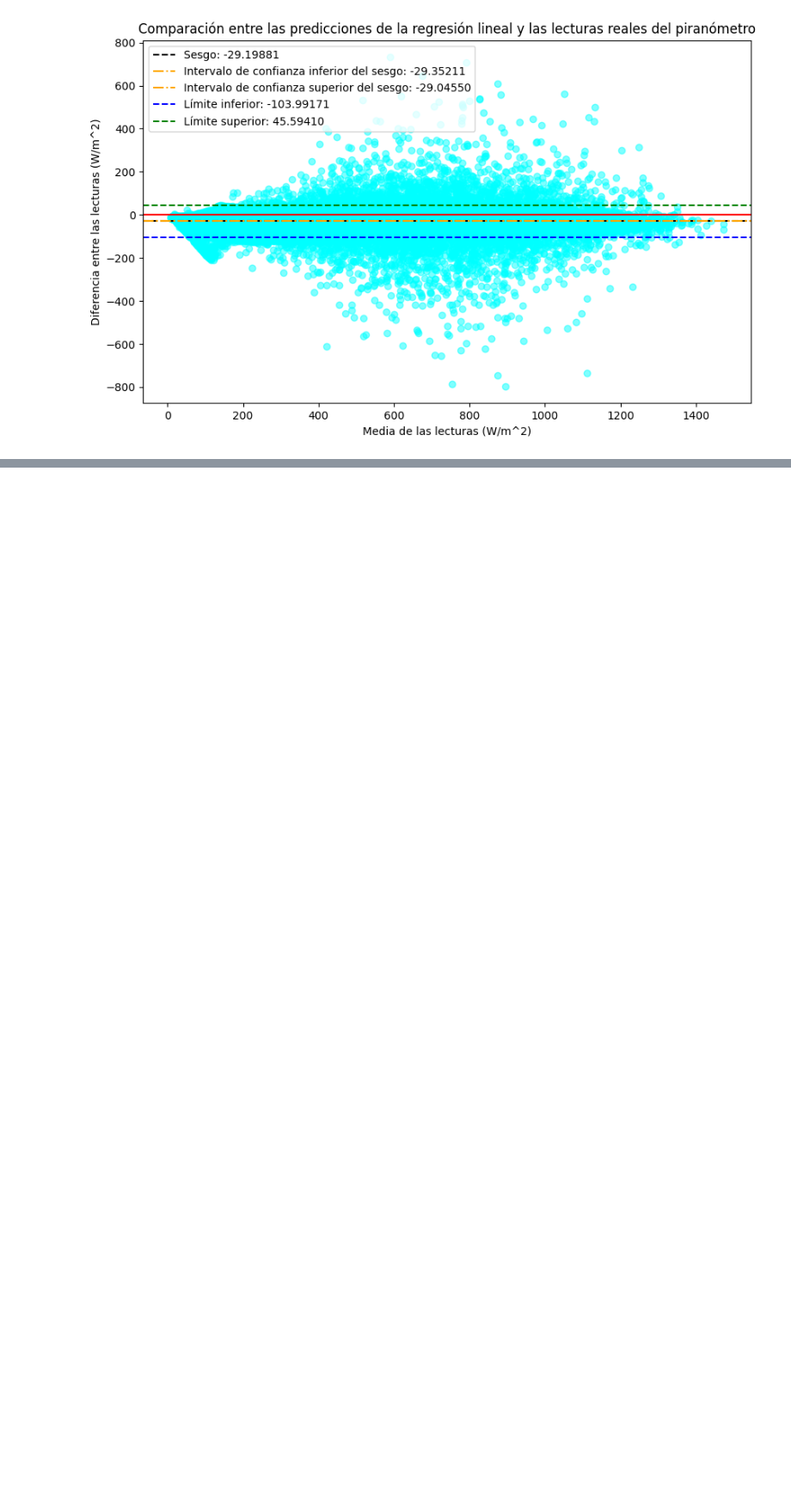
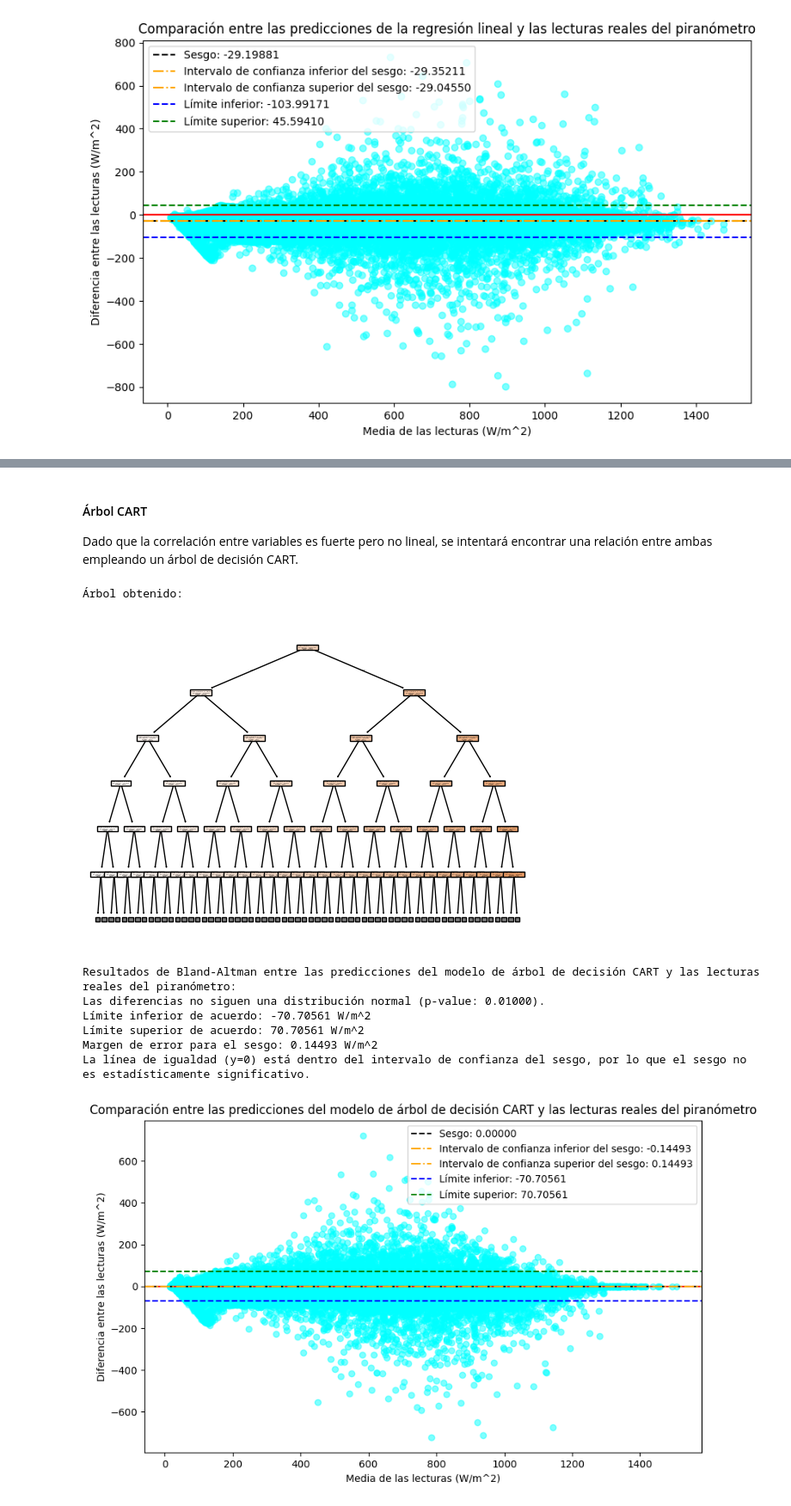
Before and after one commit to jcv00036/extracurriculares_simidat_scripts, a Jupyter notebook: Estudio variables/VisualizacionVariables.ipynb, the cells around one changed output, grey strips where cells are left out. Shown at 86% size. Saved outputs shown, nothing was run; the diff lists cells and outputs as text; code cells hidden in the pictures; blank space fills up the shorter version.

```diff
--- a/Estudio variables/VisualizacionVariables.ipynb
+++ b/Estudio variables/VisualizacionVariables.ipynb
@@ -246,0 +362,45 @@ La línea de igualdad (y=0) no está dentro del intervalo de confianza del sesgo
+# %% [markdown]
+#### Árbol CART
+
+Dado que la correlación entre variables es fuerte pero no lineal, se intentará encontrar una relación entre ambas empleando un árbol de decisión CART.
+# %%
+import pandas as pd
+import datetime as dt
+
+# Cargamos el dataframe
+df = pd.DataFrame(pd.read_csv('in/unificado.csv'))
+# Convierto la columna Datetime a formato datetime
+df['Datetime'] = pd.to_datetime(df['Datetime'])
+
+# Elimino las filas con valores nulos en la columna 'PIR F1' y 'G FRONT'
+df = df.dropna(subset=['PIR F1', 'G FRONT'], how='any')
+
+from sklearn import tree
+
+modelo = tree.DecisionTreeRegressor()
+predictor = modelo.fit(df['G FRONT'].values.reshape(-1, 1), df['PIR F1'].values)
+
+# Hago las predicciones del modelo de árbol de decisión CART para cada lectura de la célula calibrada
+prediccion_cart = predictor.predict(df['G FRONT'].values.reshape(-1, 1))
+
+print(f"Árbol obtenido:")
+tree.plot_tree(predictor, feature_names=['Lectura de G FRONT'], filled=True, max_depth=5)
+plt.savefig('out/arbol_decision.png', dpi=1200)
+plt.show()
+
+# Convierto las predicciones a un formato de serie de pandas para poder hacer el Bland-Altman
+prediccion_cart = pd.Series(prediccion_cart)
+
+# Hago un Bland-Altman entre las predicciones del modelo de árbol de decisión CART y las lecturas reales del piranómetro
+print(f"\nResultados de Bland-Altman entre las predicciones del modelo de árbol de decisión CART y las lecturas reales del piranómetro:")
+bland_altman(prediccion_cart, df['PIR F1'], df, 'Predicción del modelo de árbol de decisión CART', 'Lecturas reales del piranómetro', 'W/m^2', 'W/m^2', 'Comparación entre las predicciones del modelo de árbol de decisión CART y las lecturas reales del piranómetro')
+# %% [output]
+Árbol obtenido:
+[figure, added]
+Resultados de Bland-Altman entre las predicciones del modelo de árbol de decisión CART y las lecturas reales del piranómetro:
+Las diferencias no siguen una distribución normal (p-value: 0.01000).
+Límite inferior de acuerdo: -70.70561 W/m^2
+Límite superior de acuerdo: 70.70561 W/m^2
+Margen de error para el sesgo: 0.14493 W/m^2
+La línea de igualdad (y=0) está dentro del intervalo de confianza del sesgo, por lo que el sesgo no es estadísticamente significativo.
+[figure, added]
```
Also changed, not shown: parts of 4 cells of this notebook, 1 other file.
